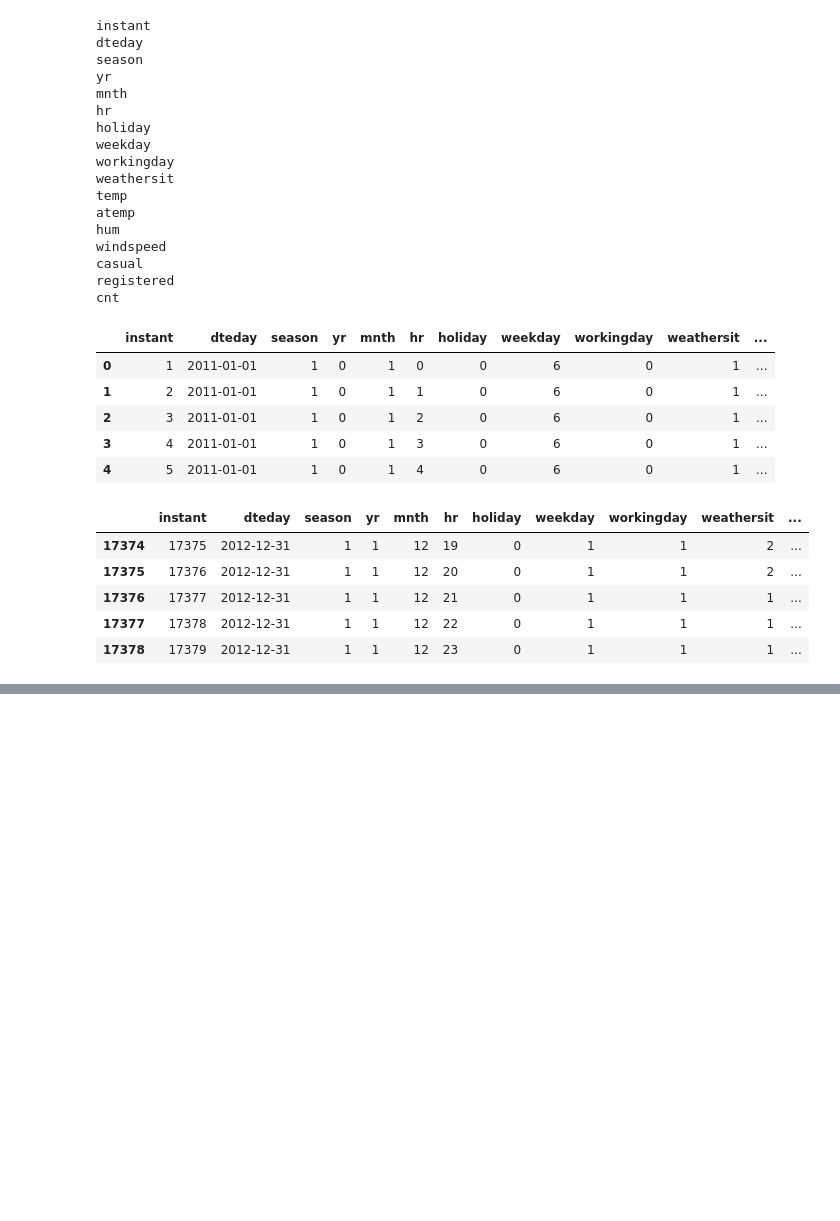
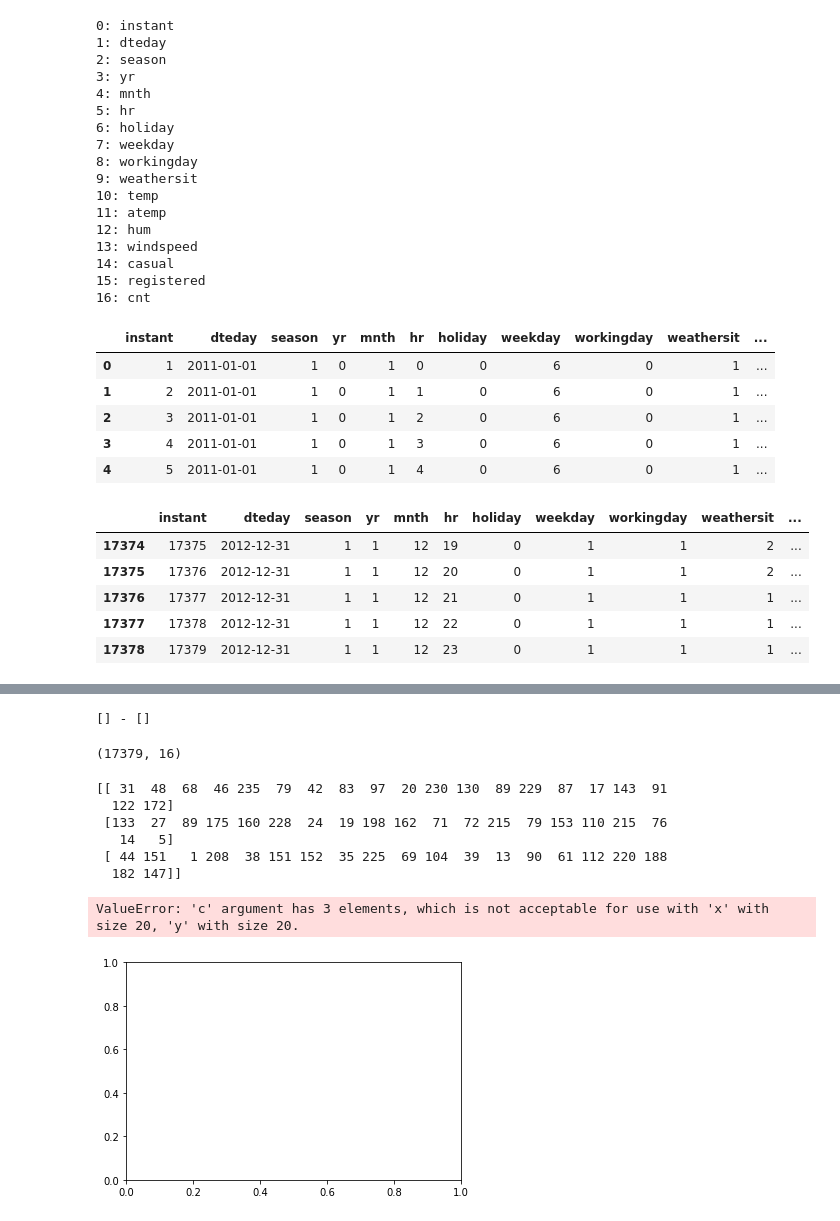
Before and after one commit to Hastaty/APC_PRACTICAS, a Jupyter notebook: src/console-session1.ipynb, the cells around one changed output, grey strips where cells are left out. Drawn from its saved outputs; the diff is of its cells as text; code cells hidden in the pictures; blank space fills up the shorter version.

Commit message:
Spa: Añadido colores en gráficas
En el fichero primera session de consola, añadidas primeras lineas para
regresiones. También añadido coloreado de gráficas.

```diff
--- a/src/console-session1.ipynb
+++ b/src/console-session1.ipynb
@@ -8,31 +8,32 @@ from IPython.display import display
 dataset = pandas.read_csv('../data/bike_' + \
                       'sharing_hourly.csv')
 dataset_frame = dataset
-dataset_array = dataset.values
+dataset_array = dataset.drop('dteday', 1).values
+dataset_array = dataset_array.astype(np.float64)
 del dataset
 # %%
-for e in list(dataset_frame):
-    print(e)
+for i, e in enumerate(dataset_frame):
+    print(str(i) + ':' + ' ' + str(e))
 display(dataset_frame.head())
 display(dataset_frame.tail())
 # %% [output]
-instant
-dteday
-season
-yr
-mnth
-hr
-holiday
-weekday
-workingday
-weathersit
-temp
-atemp
-hum
-windspeed
-casual
-registered
-cnt
+0: instant
+1: dteday
+2: season
+3: yr
+4: mnth
+5: hr
+6: holiday
+7: weekday
+8: workingday
+9: weathersit
+10: temp
+11: atemp
+12: hum
+13: windspeed
+14: casual
+15: registered
+16: cnt
 |  | instant | dteday | season | yr | mnth | hr | holiday | weekday | workingday | weathersit | ... |
 | 0 | 1 | 2011-01-01 | 1 | 0 | 1 | 0 | 0 | 6 | 0 | 1 | ... |
 | 1 | 2 | 2011-01-01 | 1 | 0 | 1 | 1 | 0 | 6 | 0 | 1 | ... |
@@ -73,3 +74,8 @@ display(better_frame.describe())
 | 50% | 3.000000 | 1.000000 | 7.000000 | 12.000000 | 0.000000 | 3.000000 | 1.000000 | 1.000000 | 20.500000 | 24.240000 | ... |
 | 75% | 3.000000 | 1.000000 | 10.000000 | 18.000000 | 0.000000 | 5.000000 | 1.000000 | 2.000000 | 27.060000 | 31.060000 | ... |
 | max | 4.000000 | 1.000000 | 12.000000 | 23.000000 | 1.000000 | 6.000000 | 1.000000 | 4.000000 | 41.000000 | 50.000000 | ... |
+# %%
+i, j = np.where(dataset_array == np.nan)
+print(i, '-', j);
+# %% [output]
+[] - []
@@ -75,0 +85,29 @@ display(better_frame.describe())
+# %%
+print(dataset_array.shape)
+# %% [output]
+(17379, 16)
+# %%
+classif = model.LinearRegression()
+# .reshape(-1, 1) transpose
+x = dataset_array[:, 10].reshape(-1, 1)
+y = dataset_array[:, 11]
+x_train = x[:-20, :]
+x_test =  x[-20:, :]
+y_train = y[:-20]
+y_test = y[-20:]
+classif.fit(x_train, y_train)
+y_predicted = classif.predict(x_test)
+plt.figure()
+colors=np.random.randint(0, 240, (3, y_test.shape[0]))
+print (colors)
+ax = plt.scatter(x_test, y_test, c=colors)
+plt.plot(x_test, y_predicted, '-ko', linewidth=3)
+# %% [output]
+[[ 31  48  68  46 235  79  42  83  97  20 230 130  89 229  87  17 143  91
+  122 172]
+ [133  27  89 175 160 228  24  19 198 162  71  72 215  79 153 110 215  76
+   14   5]
+ [ 44 151   1 208  38 151 152  35 225  69 104  39  13  90  61 112 220 188
+  182 147]]
+ValueError: 'c' argument has 3 elements, which is not acceptable for use with 'x' with size 20, 'y' with size 20.
+[figure, added]
```
Also changed, not shown: parts of 1 cell of this notebook.
